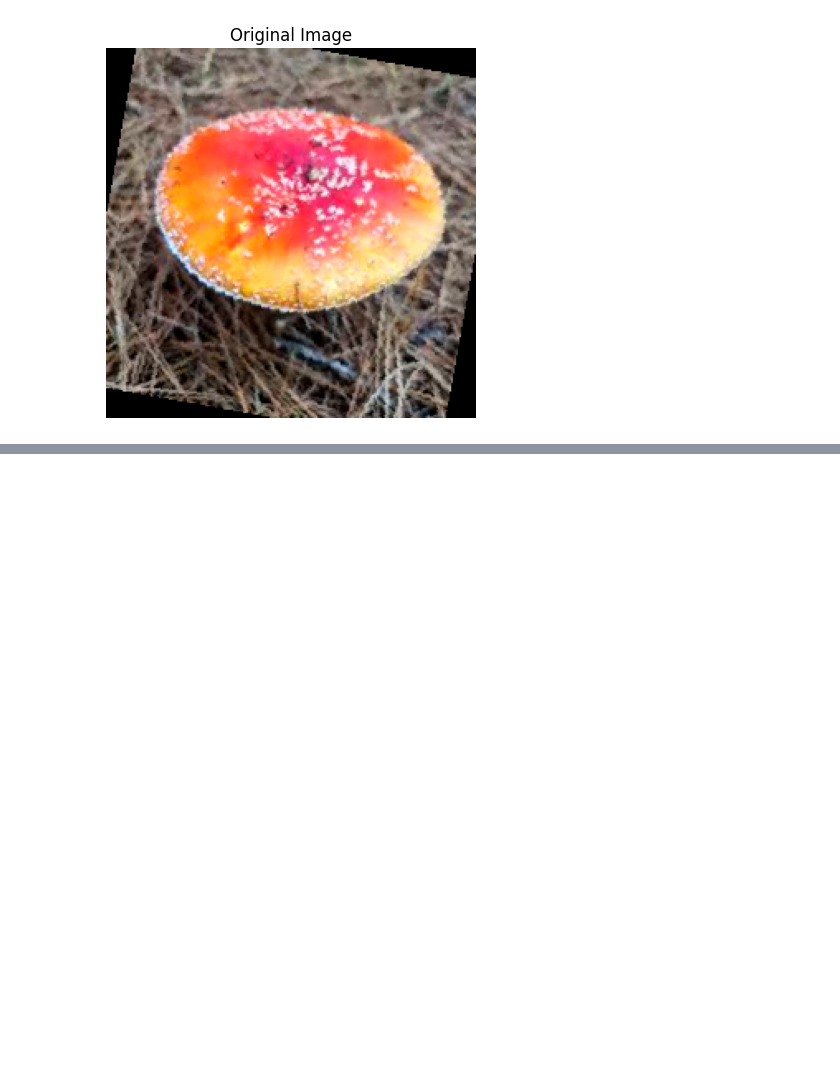
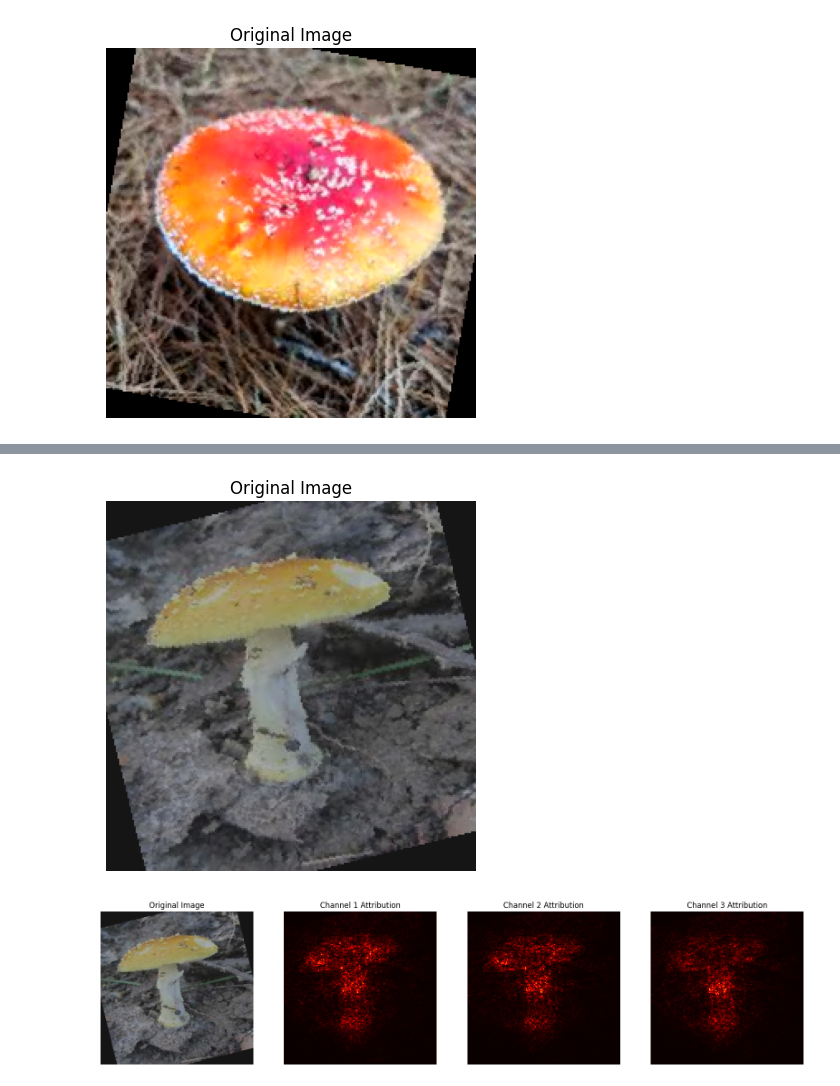
Before and after one commit to IlianK/mushroom_classification, a Jupyter notebook: src/explain_models.ipynb, the cells around one changed output, grey strips where cells are left out. Saved outputs shown, nothing was run; the diff lists cells and outputs as text; code cells hidden in the pictures; blank space fills up the shorter version.

```diff
--- a/src/explain_models.ipynb
+++ b/src/explain_models.ipynb
@@ -147,0 +156,6 @@ visualize_integrated_gradients(model, image, label, integrated_gradients, DEVICE
+# %%
+image, label = show_random_image(test_loader)
+visualize_integrated_gradients(model, image, label, integrated_gradients, DEVICE)
+# %% [output]
+[figure, added]
+[figure, added]
```
Also changed, not shown: parts of 2 cells of this notebook, 2 other files.
